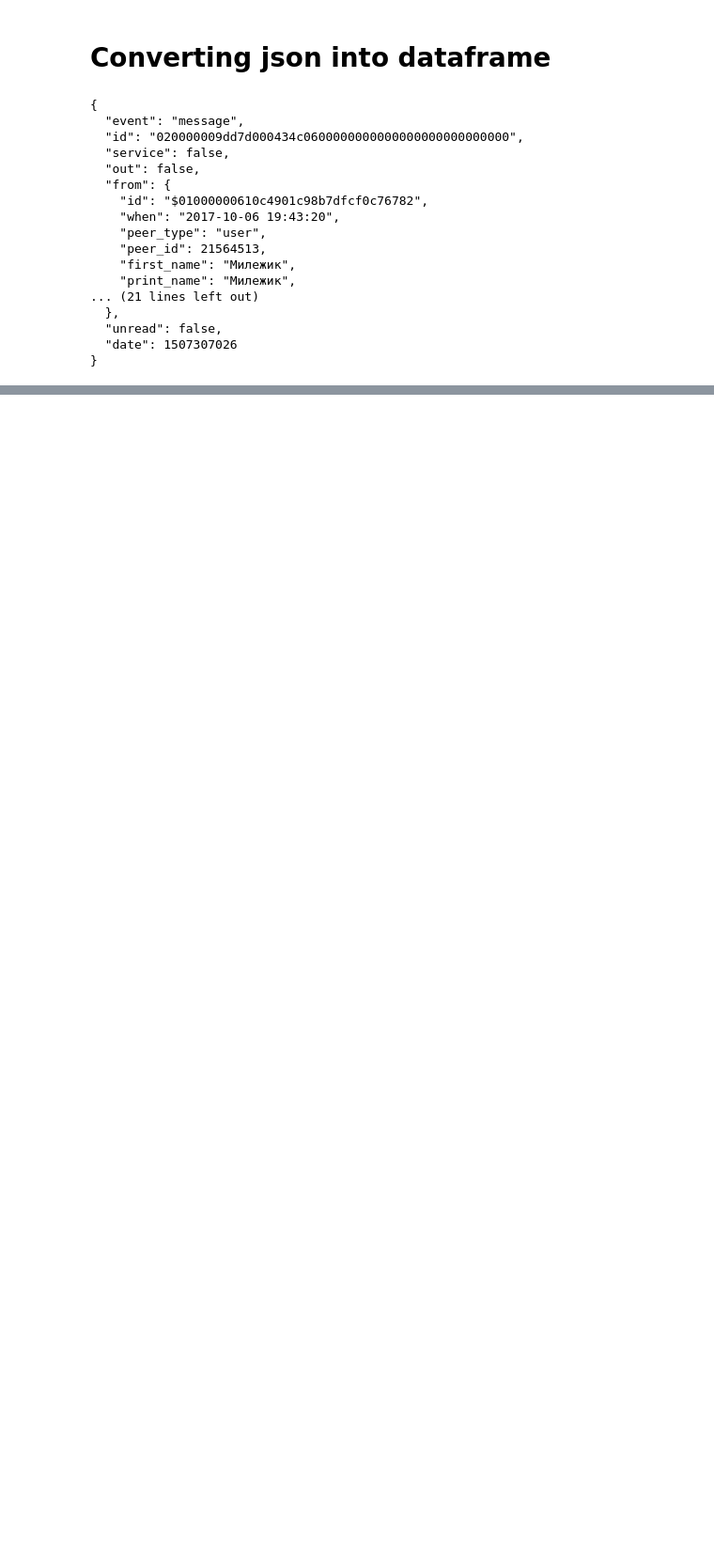
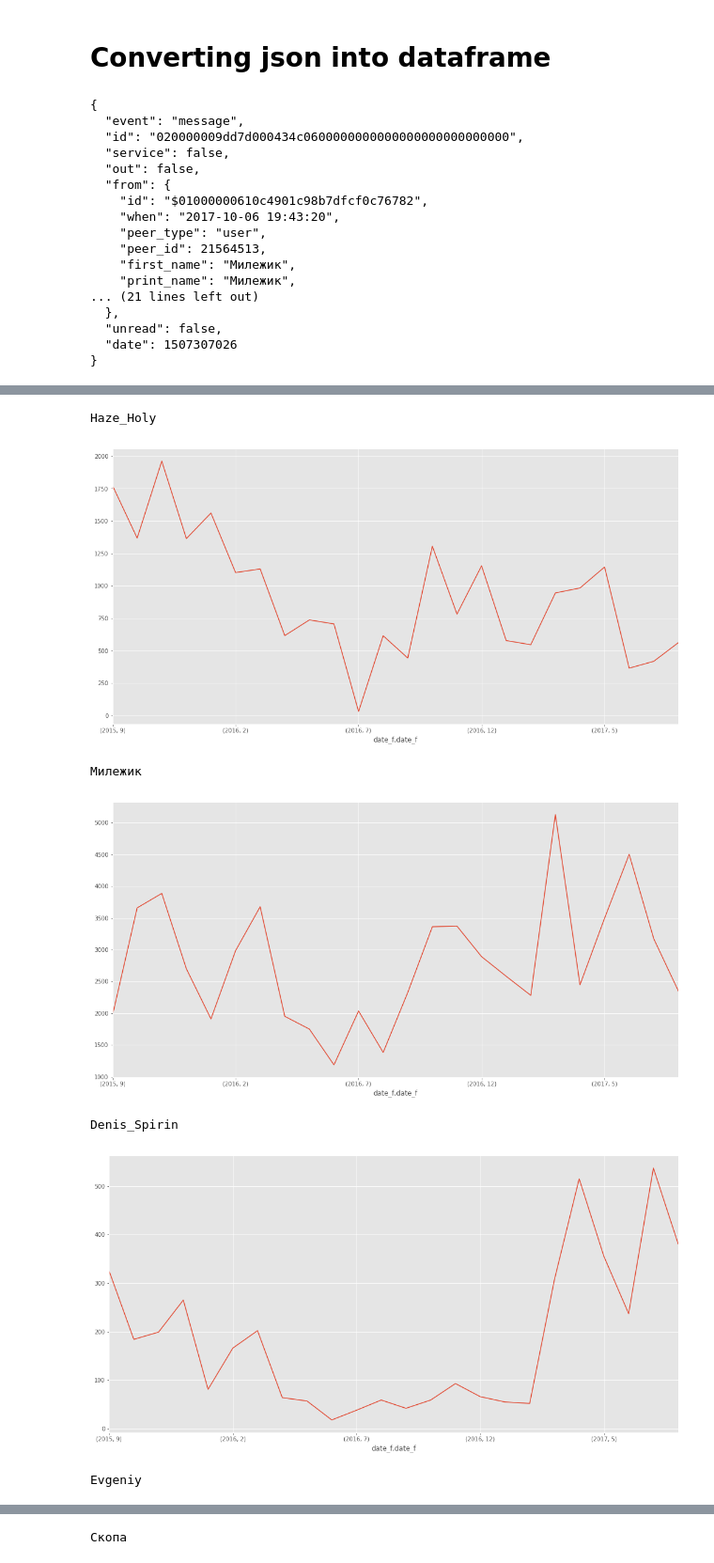
Before and after one commit to lobzison/Analysis-of-nyet, a Jupyter notebook: Nyet+analysis+0.1.ipynb, the cells around one changed output, grey strips where cells are left out. Shown at 94% size. Drawn from its saved outputs; the diff is of its cells as text; code cells hidden in the pictures; blank space fills up the shorter version.

```diff
--- a/Nyet+analysis+0.1.ipynb
+++ b/Nyet+analysis+0.1.ipynb
@@ -134,0 +166,16 @@ dtype: int64
+# %%
+#fig=plt.figure(figsize=(10, 5), dpi= 80, facecolor='w', edgecolor='k')
+
+users = df3["print_name"].unique()
+for user in users:
+    print(user)
+    df3[df3["print_name"] == user].groupby([df3["date_f"].dt.year, df3["date_f"].dt.month]).size().plot(kind="line")
+    plt.show()
+# %% [output]
+Haze_Holy
+[figure, added]
+Милежик
+[figure, added]
+Denis_Spirin
+[figure, added]
+Evgeniy
@@ -134,0 +183 @@ dtype: int64
+Скопа
```
Also changed, not shown: parts of 7 cells of this notebook.
